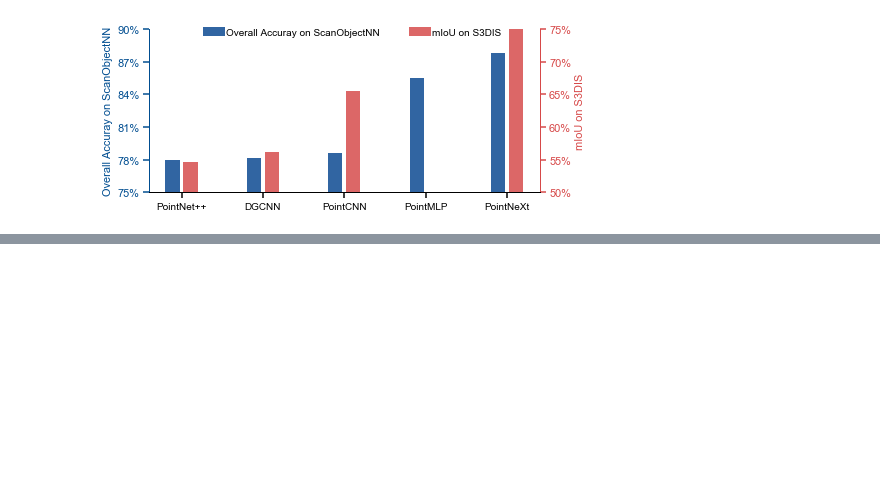
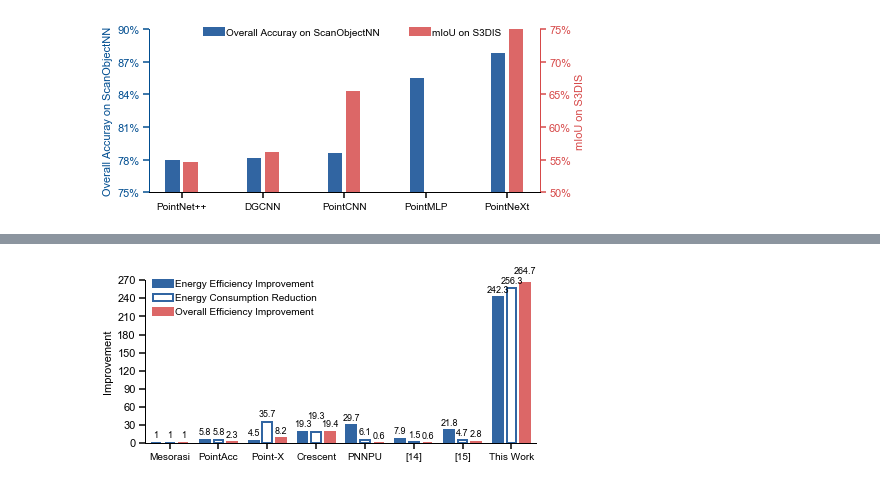
Before and after one commit to changchun-zhou/sagitta_fig, a Jupyter notebook: PhDThesis/scripts/PhDThesis.ipynb, the cells around one changed output, grey strips where cells are left out. Saved outputs shown, nothing was run; the diff lists cells and outputs as text; code cells hidden in the pictures; blank space fills up the shorter version.

```diff
--- a/PhDThesis/scripts/PhDThesis.ipynb
+++ b/PhDThesis/scripts/PhDThesis.ipynb
@@ -680,0 +928,91 @@ cls_plt_fig('').func_plt_fig(
+# %%
+# Comparsion with SOTA
+
+import numpy as np
+import pandas as pd
+import matplotlib.pyplot as plt
+import sys
+sys.path.append('../../Nebula/scripts/')
+from cls_plt_fig import cls_plt_fig
+
+import pandas as pd
+import numpy as np
+np.set_printoptions(threshold=np.inf)
+
+pd.set_option('display.width', 300) # 设置字符显示宽度
+pd.set_option('display.max_rows', None) # 设置显示最大行
+pd.set_option('display.max_columns', None) # 设置显示最大列，None为显示所有列
+
+
+long_series = pd.Series(np.random.randn(1000))
+
+
+y1_yticks_max = 12
+y2_yticks_max = 12
+fig_name ='../generate/SOTA.svg'
+work = [    'Mesorasi',
+            'PointAcc',
+            'Point-X',
+            'Crescent',
+             'PNNPU',
+             '[14]',
+             '[15]',
+             'This Work']
+frame_energy                    = np.array([8.92, 1.54, 0.25, 0.46248, 1.47, 5.77, 1.9, 0.0348])
+frame_energy_reduction          = frame_energy[0]/frame_energy # /np.max(frame_energy)
+energy_efficiency               = np.array([0.19, 1.1, 0.8586, 3.6758, 5.65, 1.5, 4.14, 46.03])
+energy_efficiency_Improvement   = energy_efficiency / energy_efficiency[0]
+
+Overall = np.array([0.072, 0.167, 0.59, 1.395, 0.0425, 0.04227, 0.2, 1/frame_energy[-1]/1.5077])
+print("Nebula overall efficiency", Overall[-1])
+Overall_Improvement = Overall/Overall[0]
+x_value = np.arange(len(work))
+# x_label = "${Works}$"
+
+xticks = work
+legend_loc = (0.01, 0.75)
+len_yticks = [9, 11]
+figsize=(7,3)
+
+bar_width = 0.2
+y1_yticks_max = 700
+y2_yticks_max = 110
+
+y_value = np.array([[energy_efficiency_Improvement, frame_energy_reduction, Overall_Improvement]])
+y_label = ['Improvement']
+y_fig_type = [['bar', 'bar', 'bar'], ['bar']]
+y_legend = [['Energy Efficiency Improvement', 'Energy Consumption Reduction', 'Overall Efficiency Improvement']]
+legend_ncol = 1
+y_color=[[(49/255, 101/255, 162/255), (1, 1, 1), (220/255, 103/255, 103/255) ]]
+y_yticks_max = [270]
+
+print(y_value)
+for j in range(3):
+    for i in range(len(work)):
+        print(y_value[0][j][-1]/y_value[0][j][i])
+
+cls_plt_fig('').func_plt_fig(
+    fig_name=fig_name,
+    x_value=x_value,
+    y_label = y_label,
+    y_value = y_value,
+    y_fig_type = y_fig_type,
+    y_legend = y_legend,
+    y_color = y_color,
+    y_axis_color = [(0, 0, 0)],
+    y_edgecolor = [[(49/255, 101/255, 162/255), (49/255, 101/255, 162/255), (220/255, 103/255, 103/255)],[]],
+    y_yticks_max=y_yticks_max,
+    y_yticks_min=[0, 0],
+    len_yticks=len_yticks,
+    xticks= xticks,
+    legend_loc =legend_loc,
+    figsize=figsize, #[0, 0, 1, 1],
+    font_size = 10,
+    plt_text = True,
+    legend_ncol=legend_ncol,
+    labelrotation = 0,
+    bar_width = bar_width,
+    bar_gap_width = 0.08,
+    border_width = 0.5
+)
+# %% [output]
@@ -680,0 +1036 @@ cls_plt_fig('').func_plt_fig(
+[figure, added]
```
Also changed, not shown: parts of 5 cells of this notebook.
